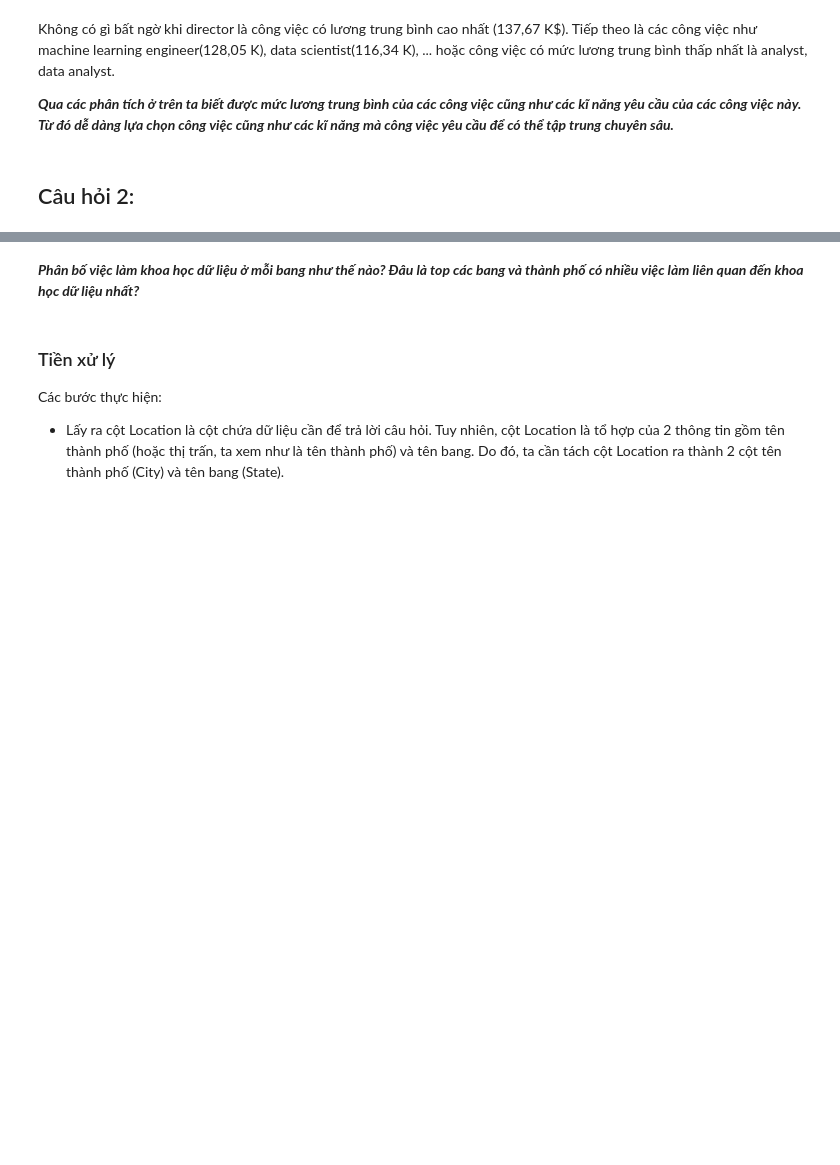
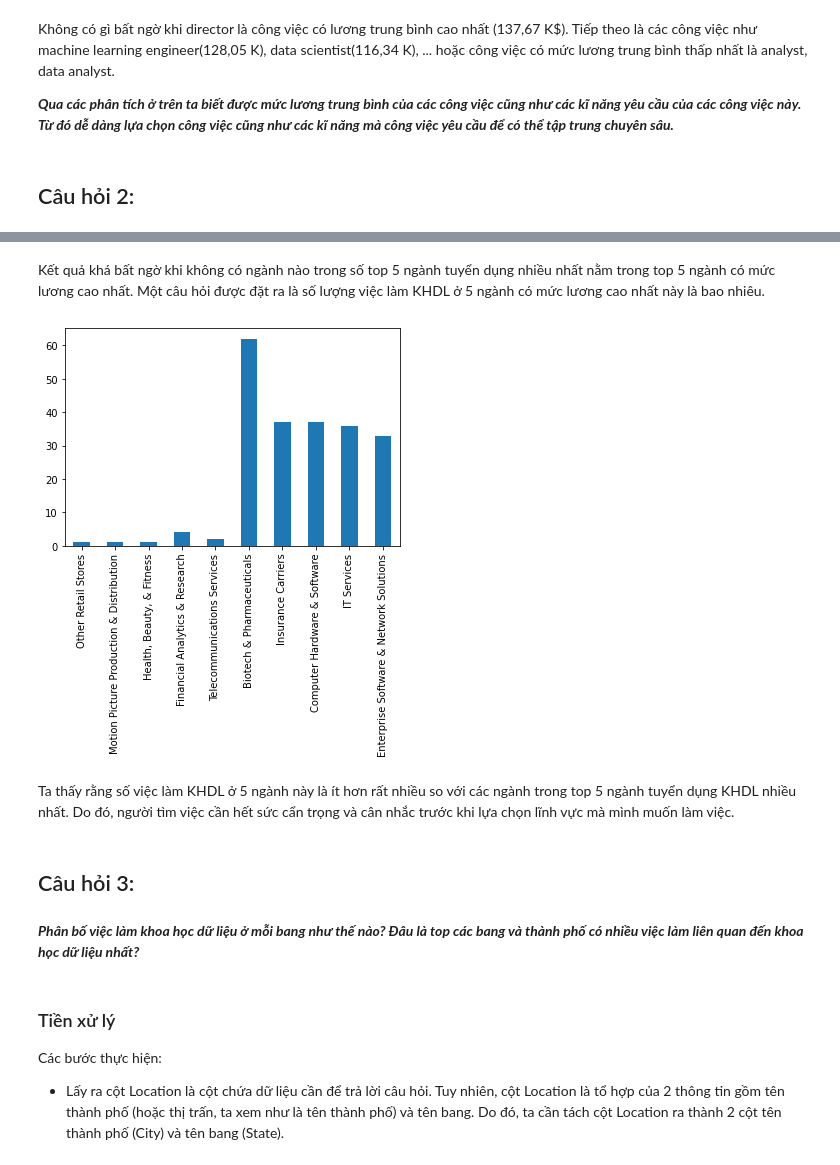
Before and after one commit to dangdohuynhnhu2000/LTCKHDL-Final-Project, a Jupyter notebook: FinalProject-LTKHDL.ipynb, the cells around one changed output, grey strips where cells are left out. Drawn from its saved outputs; the diff is of its cells as text; code cells hidden in the pictures; blank space fills up the shorter version.

```diff
--- a/FinalProject-LTKHDL.ipynb
+++ b/FinalProject-LTKHDL.ipynb
@@ -330,3 +416,21 @@ Không có gì bất ngờ khi director là công việc có lương trung bình
+# %% [markdown]
+Kết quả khá bất ngờ khi không có ngành nào trong số top 5 ngành tuyển dụng nhiều nhất nằm trong top 5 ngành có mức lương cao nhất. Một câu hỏi được đặt ra là số lượng việc làm KHDL ở 5 ngành có mức lương cao nhất này là bao nhiêu.
+# %%
+num_jobs_per_industry = sub_df["Industry"].value_counts()
+
+#lấy ra số việc làm ở 5 ngành có mức lương cao nhất
+num_jobs = num_jobs_per_industry.loc[list(top5_general.index)]
+
+#thêm vào dữ liệu của 5 ngành có số việc làm cao nhất để tiện quan sát
+num_jobs = num_jobs.append(top5)
+
+axes = num_jobs.plot.bar()
+# %% [output]
+[figure, added]
+# %% [markdown]
+Ta thấy rằng số việc làm KHDL ở 5 ngành này là ít hơn rất nhiều so với các ngành trong top 5 ngành tuyển dụng KHDL nhiều nhất. Do đó, người tìm việc cần hết sức cẩn trọng và cân nhắc trước khi lựa chọn lĩnh vực mà mình muốn làm việc.
+# %% [markdown]
+## Câu hỏi 3:
 # %% [markdown]
 ***Phân bố việc làm khoa học dữ liệu ở mỗi bang như thế nào? Đâu là top các bang và thành phố có nhiều việc làm liên quan đến khoa học dữ liệu nhất?***
 # %% [markdown]
```
Also changed, not shown: parts of 21 cells of this notebook.
